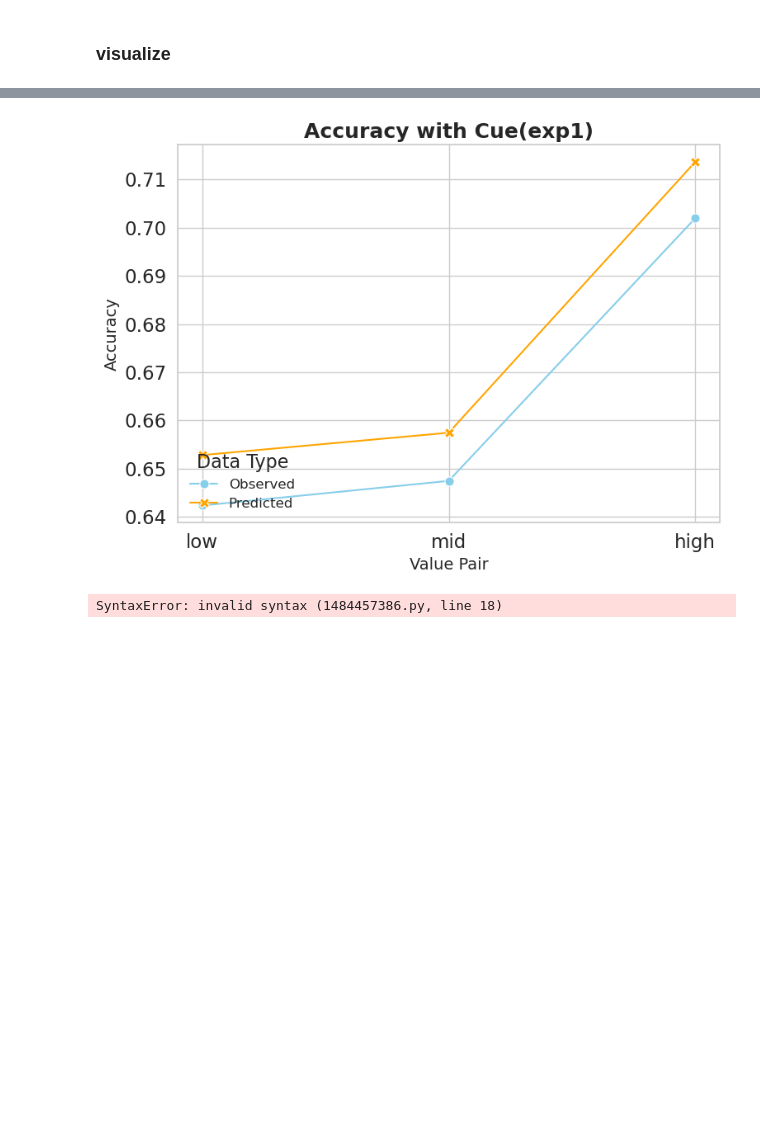
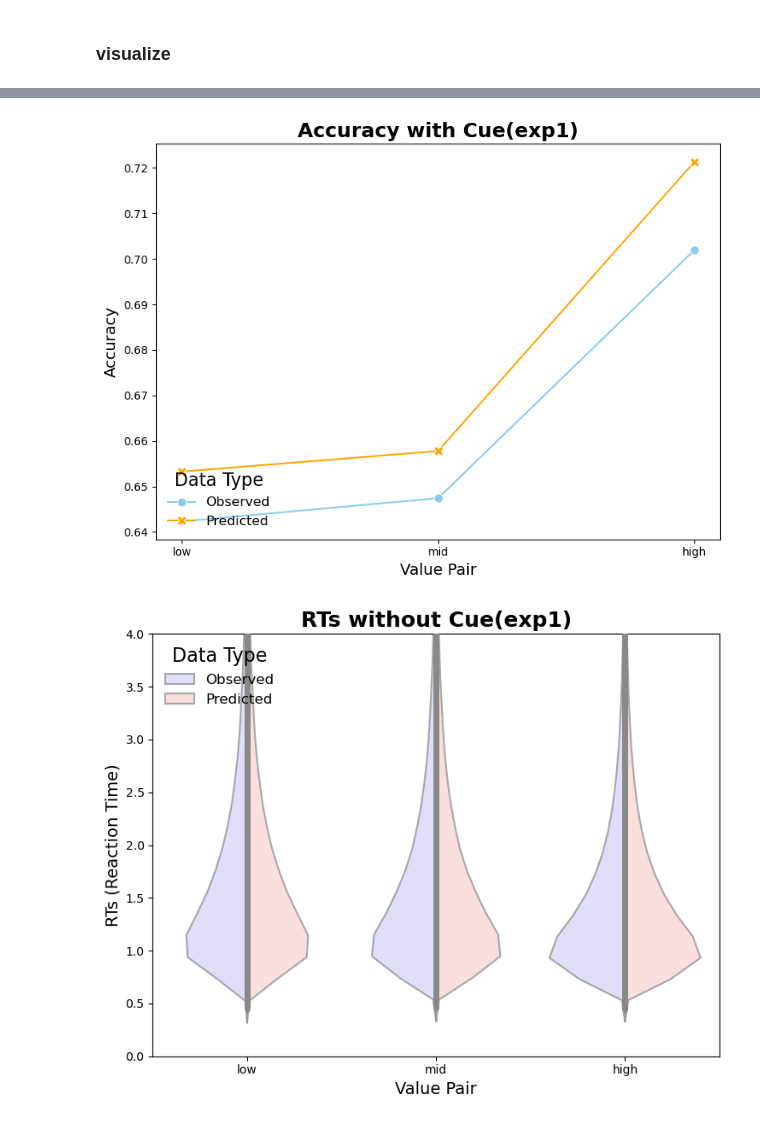
Before and after one commit to abcjhby2871/ddm, a Jupyter notebook: model-fit/hddm.ipynb, the cells around one changed output, grey strips where cells are left out. Cells and saved outputs as stored; diff of their text form; code cells hidden in the pictures; blank space fills up the shorter version.

```diff
--- a/model-fit/hddm.ipynb
+++ b/model-fit/hddm.ipynb
@@ -494,6 +505,5 @@ plt.show()
 # %%
 # 设置 Seaborn 风格
-sns.set(style="whitegrid", palette="Set2", font_scale=1.5)
 order = ['low', 'mid', 'high']  # 按照期望顺序排列
 
 # 绘制真实值与预测值的小提琴图
@@ -530,6 +540,5 @@ plt.show()
 # %%
 # 设置 Seaborn 风格
-sns.set(style="whitegrid", palette="Set2", font_scale=1.5)
 final_df_cue['Third'] = pd.Categorical(final_df_cue['Third'], categories=['low', 'mid', 'high'], ordered=True)
 order = ['low', 'mid', 'high']  # 按照期望顺序排列
 
@@ -562,43 +571,41 @@ plt.tight_layout()
 # 显示图像
 plt.show()
 # %% [output]
-[figure, old version]
+[figure, new version]
 # %%
 # 设置 Seaborn 风格
-sns.set(style="whitegrid", palette="Set2", font_scale=1.5)
 order = ['low', 'mid', 'high']  # 按照期望顺序排列
 
 # 绘制真实值与预测值的小提琴图
 plt.figure(figsize=(7.5, 6))  # 增加图像尺寸
 ax = sns.violinplot(
     x='Third',
     y='abs_rt',
     hue='Type',
     data=final_df_no,
     palette={'Observed': '#ccccfe', 'Predicted': '#ffcccc'},  # 使用更具对比的颜色
     split=True,  # 在同一位置展示两类分布
     inner="point",  # 使用点显示内部分布，去掉四分位线
     linewidth=1.5,  # 设置线条宽度
     order=order,
-    draw_centroid=True
     scale='area',  # 让小提琴图的面积均匀
     alpha=0.7  # 设置透明度
 )
 
 # 添加标题与标签
 plt.title("RTs without Cue(exp1)", fontsize=18, weight='bold')
 plt.xlabel("Value Pair", fontsize=14)
 plt.ylabel("RTs (Reaction Time)", fontsize=14)
 plt.ylim(0, 4)  # 设置 y 轴范围为 0 到 5
 
 # 调整图例位置和样式
 plt.legend(title="Data Type", title_fontsize=16, loc="upper left", fontsize=12, frameon=False)
 
 # 改善布局
 plt.tight_layout()
 
 # 显示图像
 plt.show()
 # %% [output]
-SyntaxError: invalid syntax (1484457386.py, line 18)
+[figure, added]
 # %%
```
Also changed, not shown: parts of 24 cells of this notebook.
